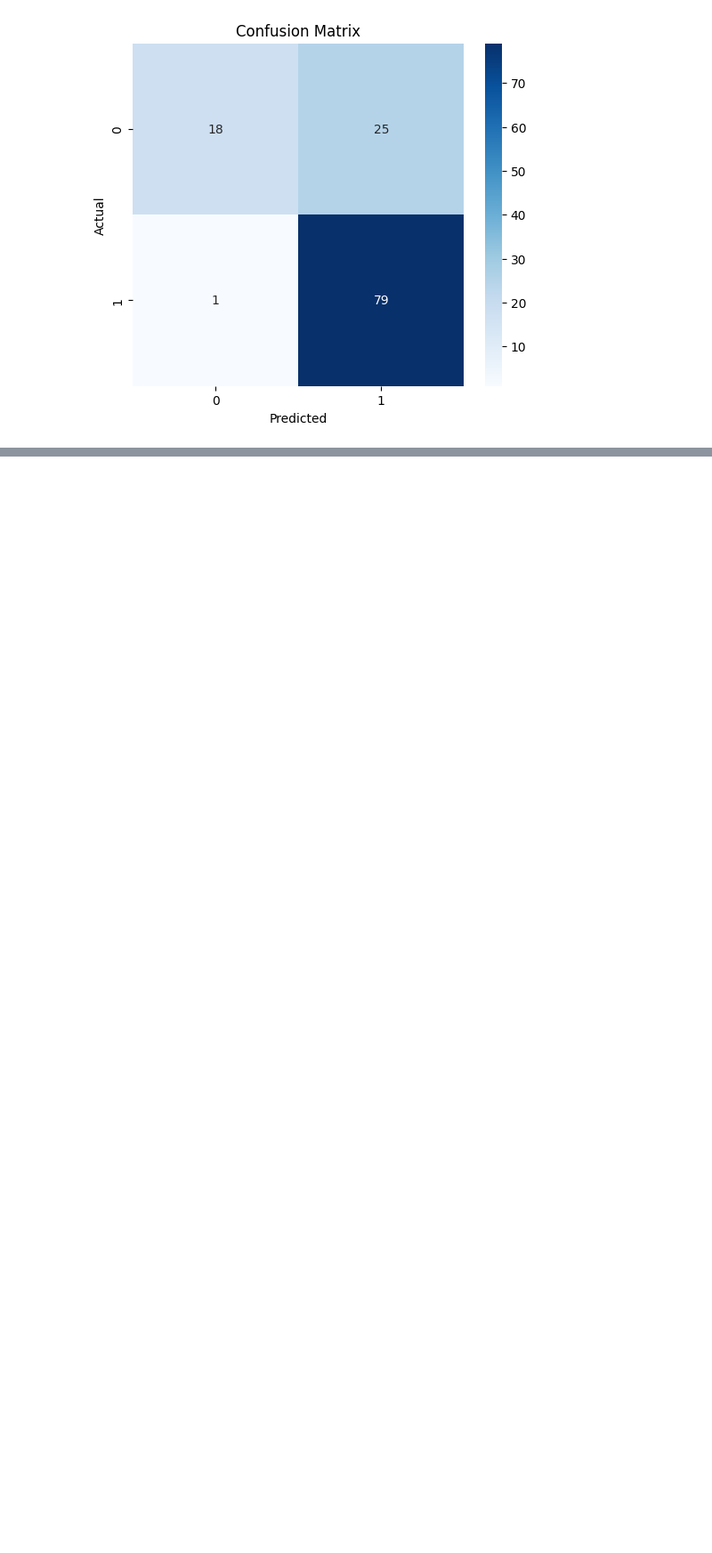
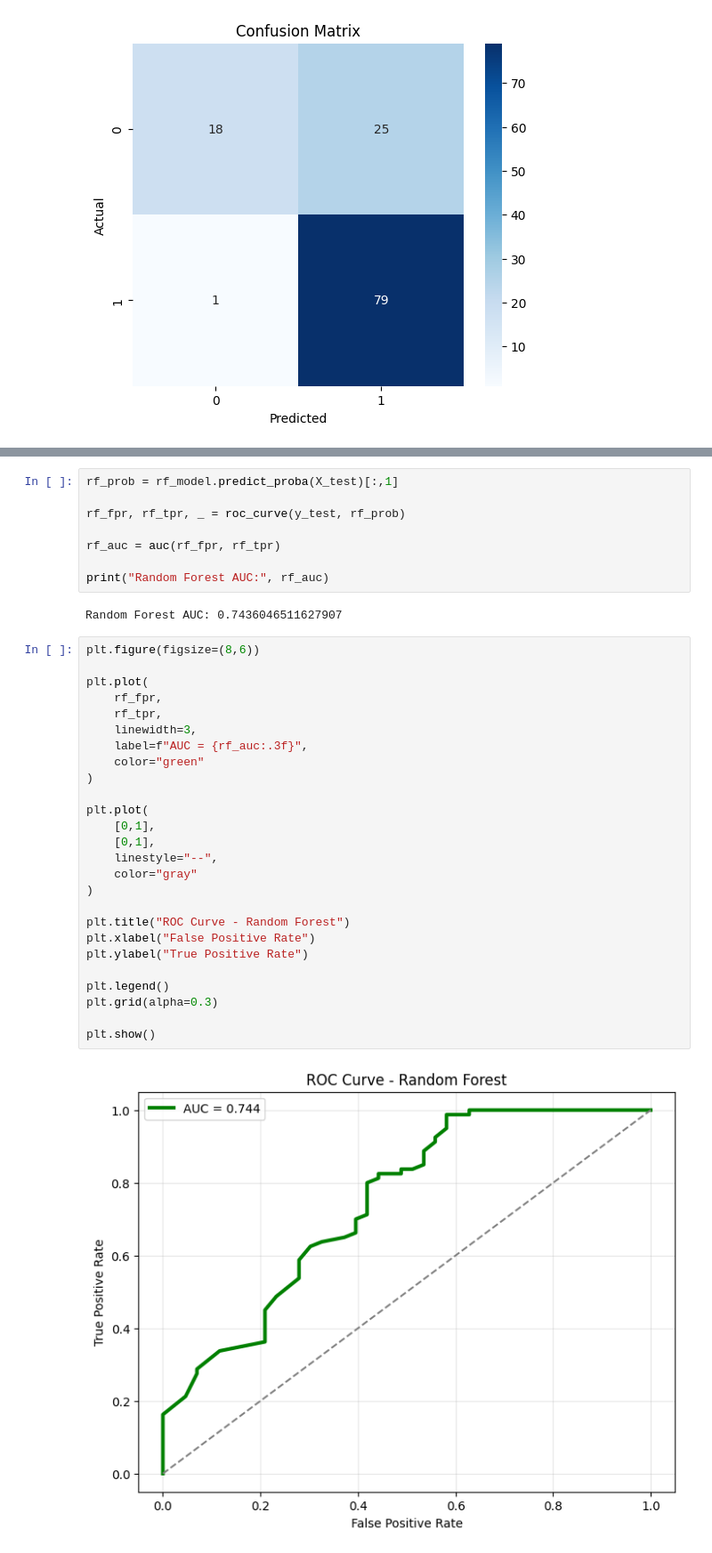
Before and after one commit to ErbolZhanyshov/credit-risk-analysis-system, a Jupyter notebook: notebooks/loan_prediction_analysis.ipynb, the cells around one changed output, grey strips where cells are left out. Shown at 89% size. Cells and saved outputs as stored; diff of their text form; blank space fills up the shorter version.

```diff
--- a/notebooks/loan_prediction_analysis.ipynb
+++ b/notebooks/loan_prediction_analysis.ipynb
@@ -947,0 +1073,38 @@ Cross Validation sonucu ile test doğruluğunun birbirine yakın olması modelin
+# %%
+rf_prob = rf_model.predict_proba(X_test)[:,1]
+
+rf_fpr, rf_tpr, _ = roc_curve(y_test, rf_prob)
+
+rf_auc = auc(rf_fpr, rf_tpr)
+
+print("Random Forest AUC:", rf_auc)
+# %% [output]
+Random Forest AUC: 0.7436046511627907
+# %%
+plt.figure(figsize=(8,6))
+
+plt.plot(
+    rf_fpr,
+    rf_tpr,
+    linewidth=3,
+    label=f"AUC = {rf_auc:.3f}",
+    color="green"
+)
+
+plt.plot(
+    [0,1],
+    [0,1],
+    linestyle="--",
+    color="gray"
+)
+
+plt.title("ROC Curve - Random Forest")
+plt.xlabel("False Positive Rate")
+plt.ylabel("True Positive Rate")
+
+plt.legend()
+plt.grid(alpha=0.3)
+
+plt.show()
+# %% [output]
+[figure, added]
```
Also changed, not shown: parts of 40 cells of this notebook, 3 other files.
